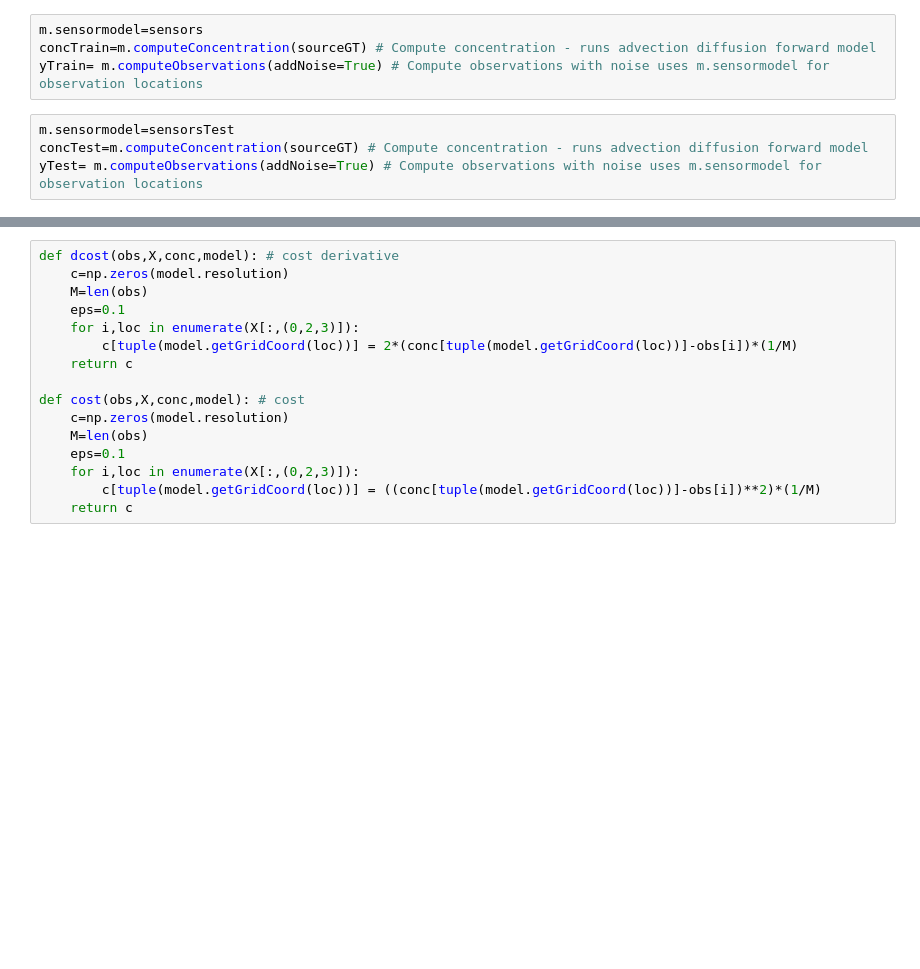
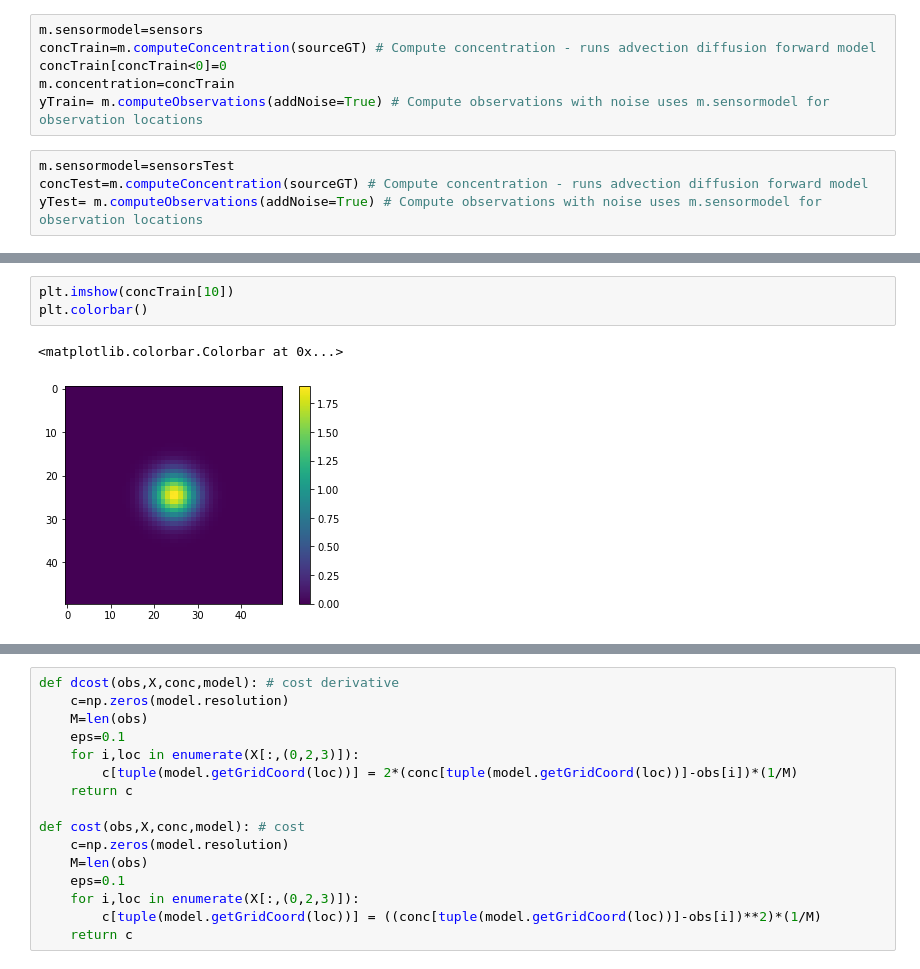
Before and after one commit to SheffieldML/advectionGP, a Jupyter notebook: jupyter/ADGradientLengthscale(Replacement).ipynb, the cells around one changed output, grey strips where cells are left out. Drawn from its saved outputs; the diff is of its cells as text; blank space fills up the shorter version.

```diff
--- a/jupyter/ADGradientLengthscale(Replacement).ipynb
+++ b/jupyter/ADGradientLengthscale(Replacement).ipynb
@@ -77,6 +90,8 @@ sourceGT=(m.computeSourceFromPhi(z))# Compute source
 # %%
 m.sensormodel=sensors
 concTrain=m.computeConcentration(sourceGT) # Compute concentration - runs advection diffusion forward model
+concTrain[concTrain<0]=0
+m.concentration=concTrain
 yTrain= m.computeObservations(addNoise=True) # Compute observations with noise uses m.sensormodel for observation locations
 # %%
 m.sensormodel=sensorsTest
@@ -100,0 +128,6 @@ Calculating Phis...
+# %%
+plt.imshow(concTrain[10])
+plt.colorbar()
+# %% [output]
+<matplotlib.colorbar.Colorbar at 0x...>
+[figure, added]
```
Also changed, not shown: parts of 16 cells of this notebook, 18 other files.
